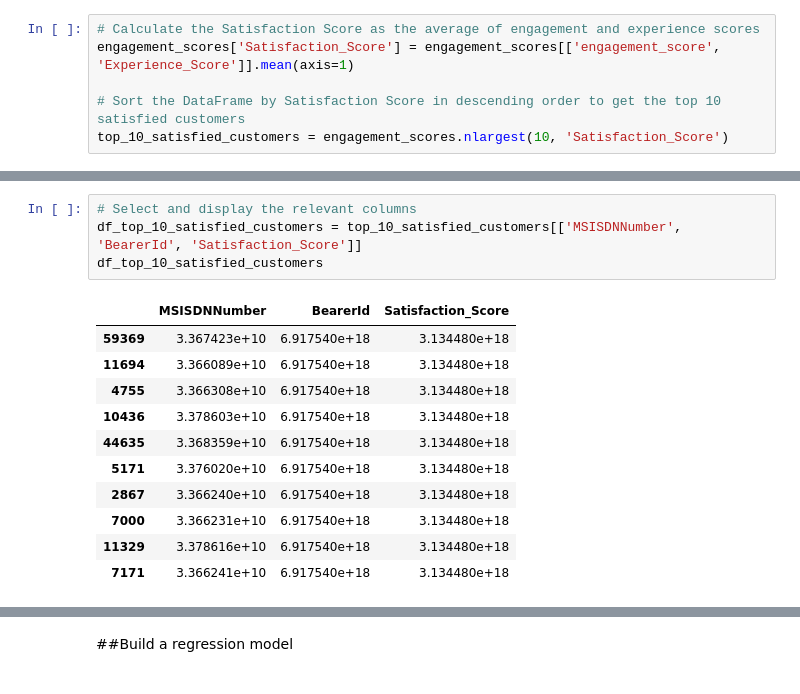
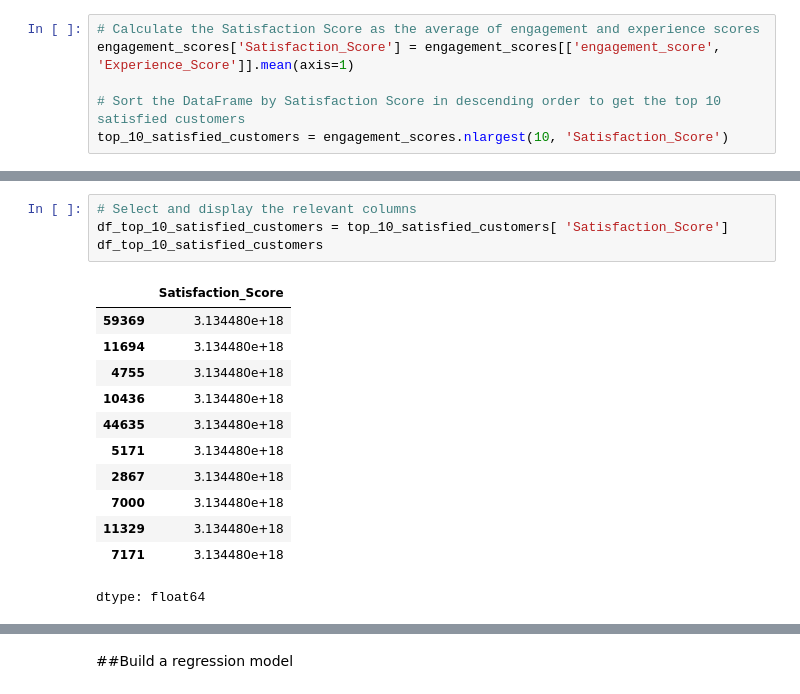
Before and after one commit to santoshdhalwalkar/Telecommunication, a Jupyter notebook: task_4.ipynb, the cells around one changed output, grey strips where cells are left out. Cells and saved outputs as stored; diff of their text form.

Commit message:
do some code modification and create csv files for all scores

```diff
--- a/task_4.ipynb
+++ b/task_4.ipynb
@@ -193,16 +225,17 @@ engagement_scores
 # %%
 # Select and display the relevant columns
-df_top_10_satisfied_customers = top_10_satisfied_customers[['MSISDNNumber', 'BearerId', 'Satisfaction_Score']]
+df_top_10_satisfied_customers = top_10_satisfied_customers[ 'Satisfaction_Score']
 df_top_10_satisfied_customers
 # %% [output]
-|  | MSISDNNumber | BearerId | Satisfaction_Score |
-| 59369 | 3.367423e+10 | 6.917540e+18 | 3.134480e+18 |
-| 11694 | 3.366089e+10 | 6.917540e+18 | 3.134480e+18 |
-| 4755 | 3.366308e+10 | 6.917540e+18 | 3.134480e+18 |
-| 10436 | 3.378603e+10 | 6.917540e+18 | 3.134480e+18 |
-| 44635 | 3.368359e+10 | 6.917540e+18 | 3.134480e+18 |
-| 5171 | 3.376020e+10 | 6.917540e+18 | 3.134480e+18 |
-| 2867 | 3.366240e+10 | 6.917540e+18 | 3.134480e+18 |
-| 7000 | 3.366231e+10 | 6.917540e+18 | 3.134480e+18 |
-| 11329 | 3.378616e+10 | 6.917540e+18 | 3.134480e+18 |
-| 7171 | 3.366241e+10 | 6.917540e+18 | 3.134480e+18 |
+|  | Satisfaction_Score |
+| 59369 | 3.134480e+18 |
+| 11694 | 3.134480e+18 |
+| 4755 | 3.134480e+18 |
+| 10436 | 3.134480e+18 |
+| 44635 | 3.134480e+18 |
+| 5171 | 3.134480e+18 |
+| 2867 | 3.134480e+18 |
+| 7000 | 3.134480e+18 |
+| 11329 | 3.134480e+18 |
+| 7171 | 3.134480e+18 |
+dtype: float64
```
Also changed, not shown: parts of 17 cells of this notebook.
